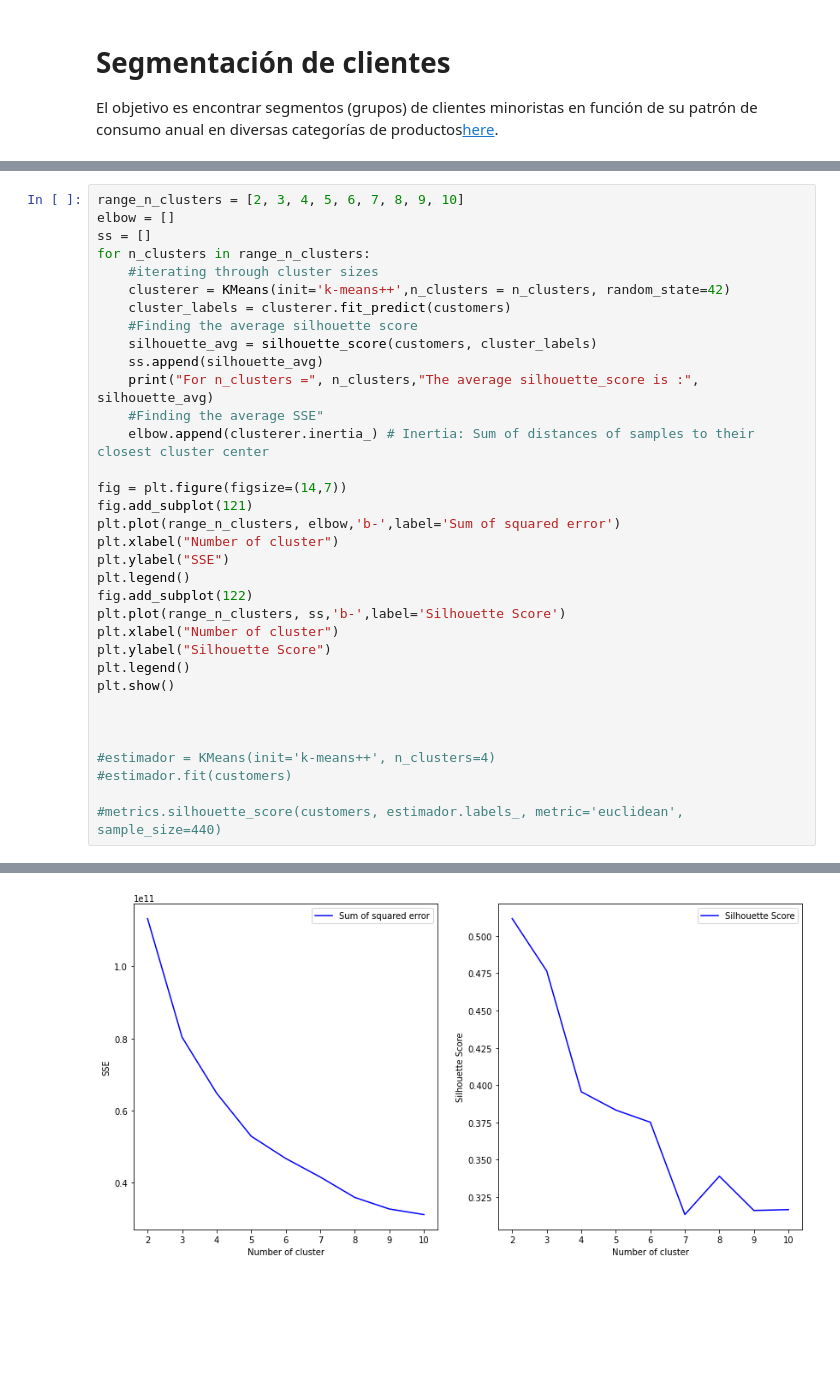
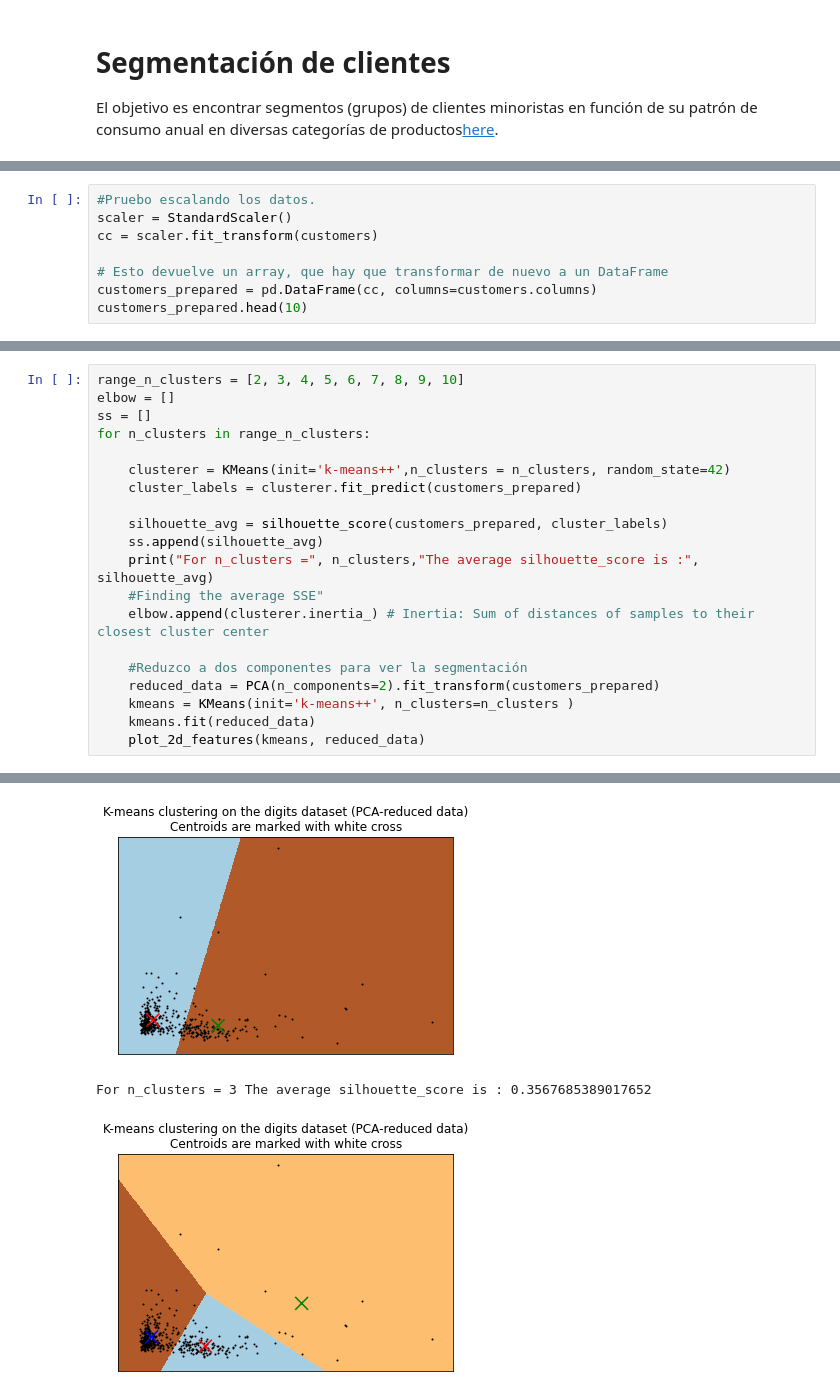
Before and after one commit to prietocanalejom/Aprendizaje_Maquina, a Jupyter notebook: TP5/Ejercicio_5.2-Segmentacion_de_clientes.ipynb, the cells around one changed output, grey strips where cells are left out. Drawn from its saved outputs; the diff is of its cells as text; blank space fills up the shorter version.

```diff
--- a/TP5/Ejercicio_5.2-Segmentacion_de_clientes.ipynb
+++ b/TP5/Ejercicio_5.2-Segmentacion_de_clientes.ipynb
@@ -46,0 +52,8 @@ customers.describe()
+# %%
+#Pruebo escalando los datos.
+scaler = StandardScaler()
+cc = scaler.fit_transform(customers)
+
+# Esto devuelve un array, que hay que transformar de nuevo a un DataFrame
+customers_prepared = pd.DataFrame(cc, columns=customers.columns)
+customers_prepared.head(10)
@@ -49,33 +120,19 @@ range_n_clusters = [2, 3, 4, 5, 6, 7, 8, 9, 10]
 elbow = []
 ss = []
 for n_clusters in range_n_clusters:
-    #iterating through cluster sizes
+
     clusterer = KMeans(init='k-means++',n_clusters = n_clusters, random_state=42)
-    cluster_labels = clusterer.fit_predict(customers)
-    #Finding the average silhouette score
-    silhouette_avg = silhouette_score(customers, cluster_labels)
+    cluster_labels = clusterer.fit_predict(customers_prepared)
+
+    silhouette_avg = silhouette_score(customers_prepared, cluster_labels)
     ss.append(silhouette_avg)
     print("For n_clusters =", n_clusters,"The average silhouette_score is :", silhouette_avg)
     #Finding the average SSE"
     elbow.append(clusterer.inertia_) # Inertia: Sum of distances of samples to their closest cluster center
 
-fig = plt.figure(figsize=(14,7))
-fig.add_subplot(121)
-plt.plot(range_n_clusters, elbow,'b-',label='Sum of squared error')
-plt.xlabel("Number of cluster")
-plt.ylabel("SSE")
-plt.legend()
-fig.add_subplot(122)
-plt.plot(range_n_clusters, ss,'b-',label='Silhouette Score')
-plt.xlabel("Number of cluster")
-plt.ylabel("Silhouette Score")
-plt.legend()
-plt.show()
-
-
-
-#estimador = KMeans(init='k-means++', n_clusters=4)
-#estimador.fit(customers)
-
-#metrics.silhouette_score(customers, estimador.labels_, metric='euclidean', sample_size=440)
+    #Reduzco a dos componentes para ver la segmentación
+    reduced_data = PCA(n_components=2).fit_transform(customers_prepared)
+    kmeans = KMeans(init='k-means++', n_clusters=n_clusters )
+    kmeans.fit(reduced_data)
+    plot_2d_features(kmeans, reduced_data)
 # %% [output]
@@ -91 +140,3 @@ For n_clusters = 10 The average silhouette_score is : 0.3166344239965193
-[figure, old version]
+[figure, new version]
+For n_clusters = 3 The average silhouette_score is : 0.3567685389017652
+[figure, added]
```
Also changed, not shown: parts of 21 cells of this notebook.
